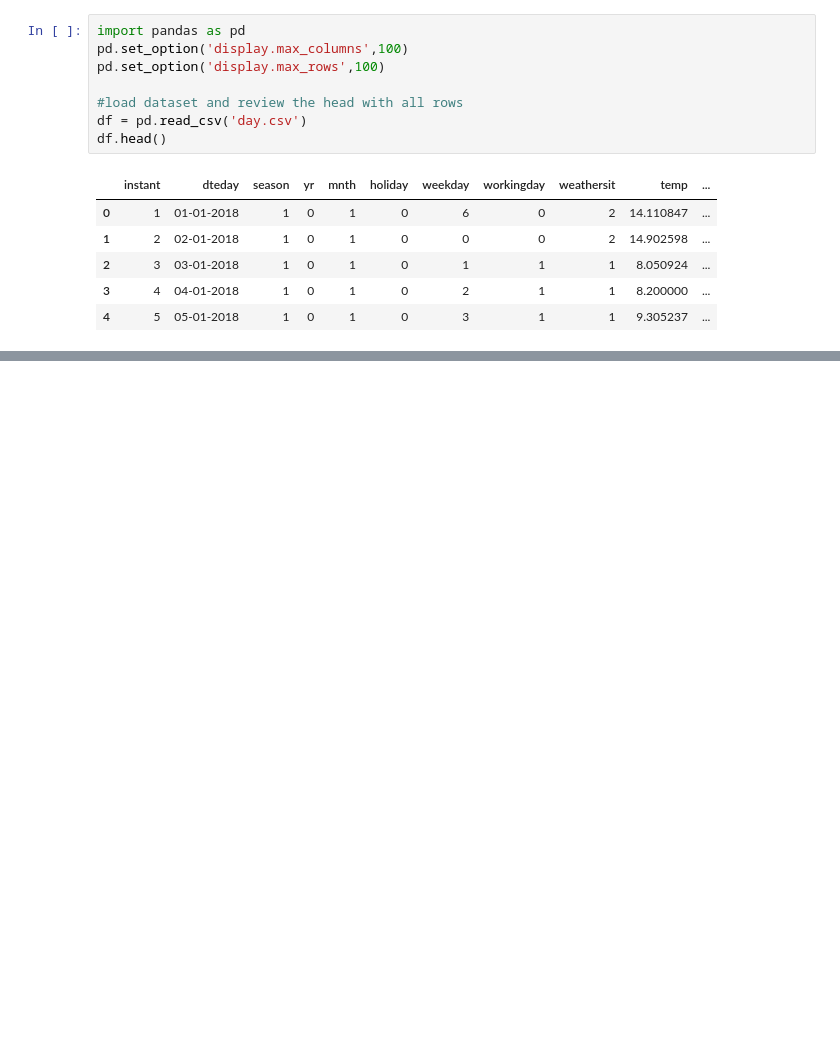
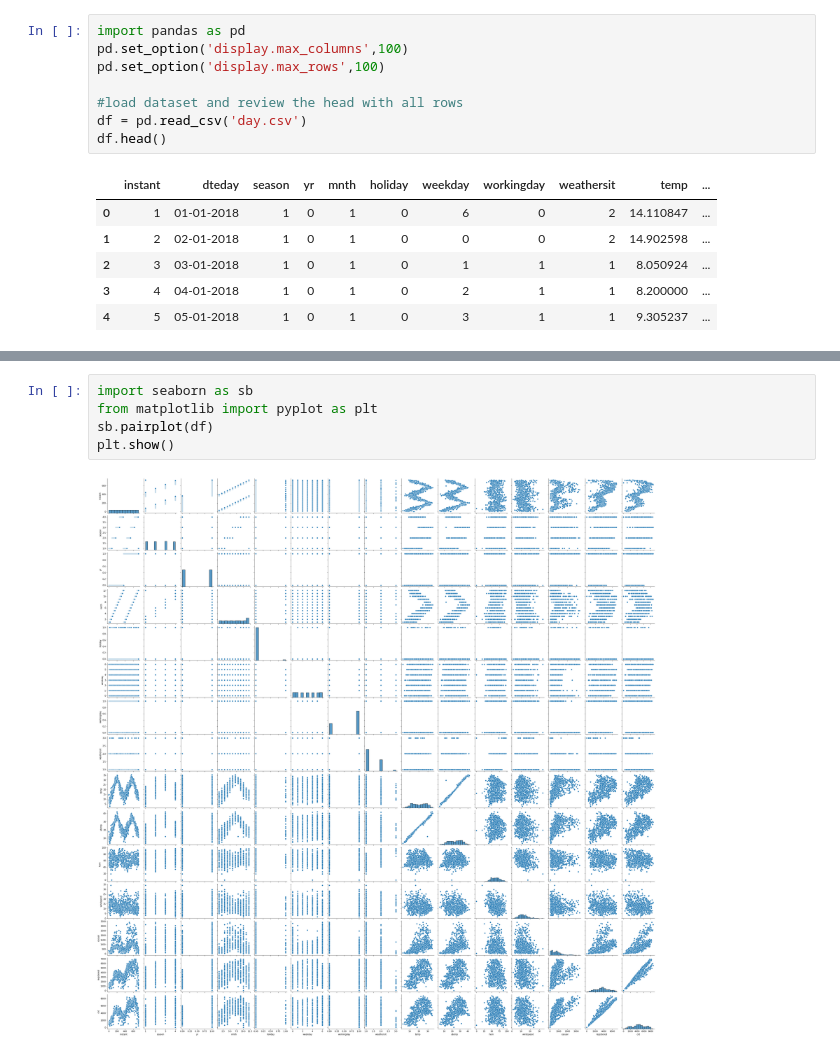
Before and after one commit to nguyenhoangthangbt/BikeSharing_CaseStudy, a Jupyter notebook: BikeSharing.ipynb, the cells around one changed output, grey strips where cells are left out. Saved outputs shown, nothing was run; the diff lists cells and outputs as text; blank space fills up the shorter version.

```diff
--- a/BikeSharing.ipynb
+++ b/BikeSharing.ipynb
@@ -37,0 +70,7 @@ memory usage: 91.4+ KB
+# %%
+import seaborn as sb
+from matplotlib import pyplot as plt
+sb.pairplot(df)
+plt.show()
+# %% [output]
+[figure, added]
```
Also changed, not shown: parts of 7 cells of this notebook.
